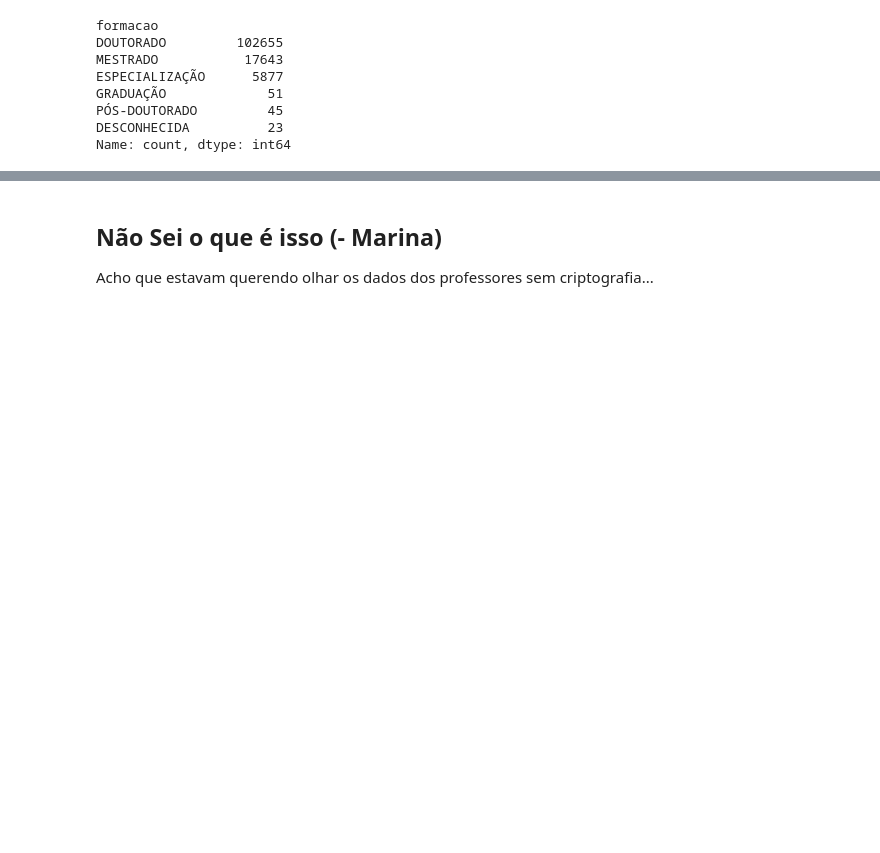
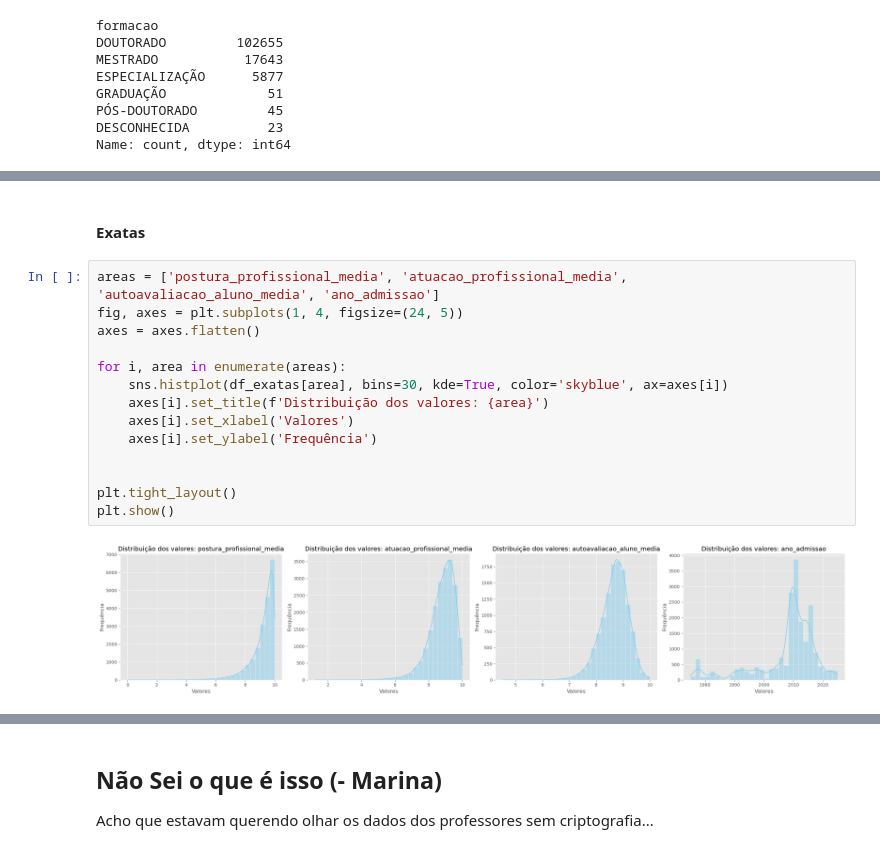
Before and after one commit to PETCC-UFRN/data-pet, a Jupyter notebook: eda_professores/eda_professores.ipynb, the cells around one changed output, grey strips where cells are left out. Saved outputs shown, nothing was run; the diff lists cells and outputs as text; blank space fills up the shorter version.

```diff
--- a/eda_professores/eda_professores.ipynb
+++ b/eda_professores/eda_professores.ipynb
@@ -438,0 +552,18 @@ Name: count, dtype: int64
+# %% [markdown]
+#### Exatas
+# %%
+areas = ['postura_profissional_media', 'atuacao_profissional_media', 'autoavaliacao_aluno_media', 'ano_admissao']
+fig, axes = plt.subplots(1, 4, figsize=(24, 5))
+axes = axes.flatten()
+
+for i, area in enumerate(areas):
+    sns.histplot(df_exatas[area], bins=30, kde=True, color='skyblue', ax=axes[i])
+    axes[i].set_title(f'Distribuição dos valores: {area}')
+    axes[i].set_xlabel('Valores')
+    axes[i].set_ylabel('Frequência')
+
+
+plt.tight_layout()
+plt.show()
+# %% [output]
+[figure, added]
```
Also changed, not shown: parts of 20 cells of this notebook.
